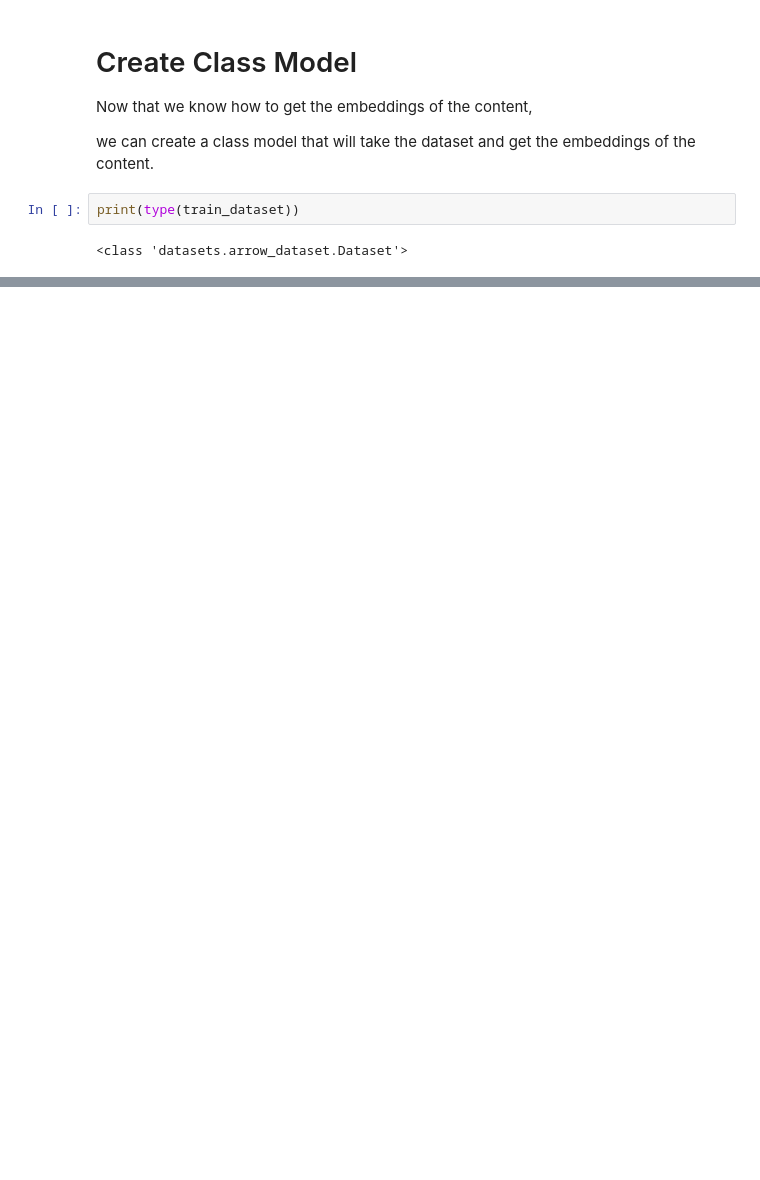
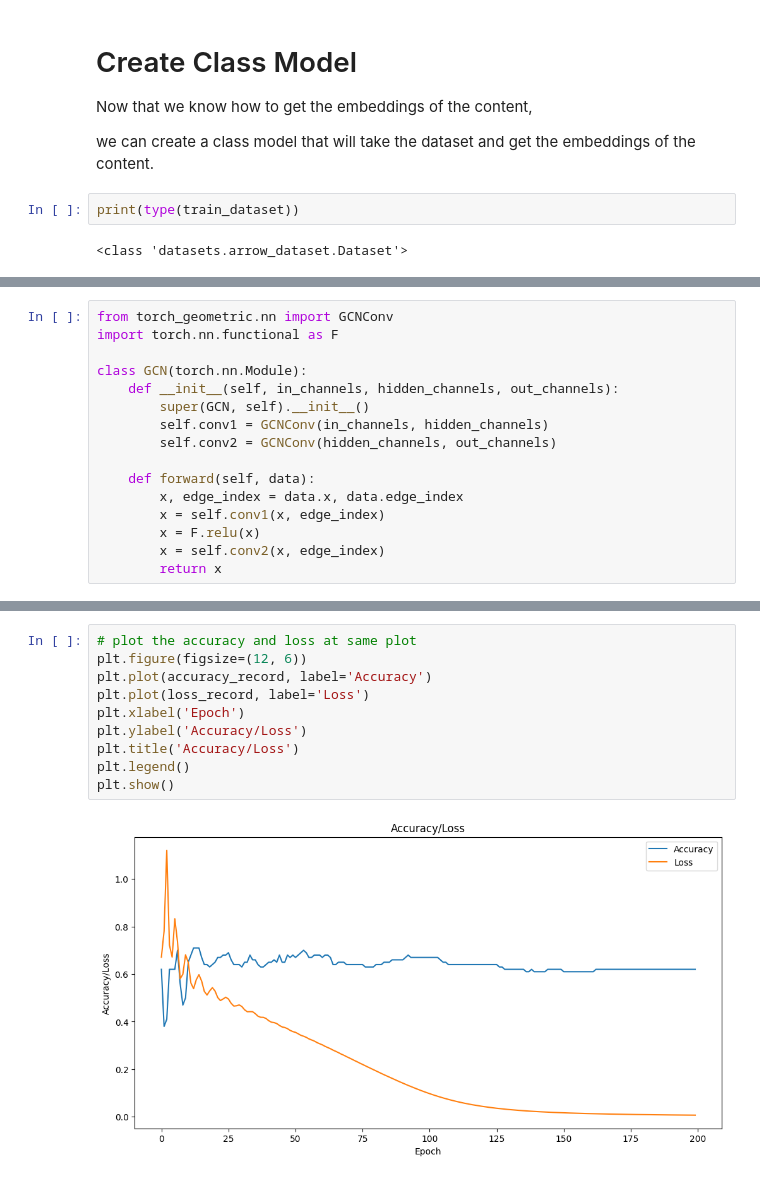
Before and after one commit to LittleFish-Coder/GemGNN, a Jupyter notebook: utils/build_graph.ipynb, the cells around one changed output, grey strips where cells are left out. Cells and saved outputs as stored; diff of their text form; blank space fills up the shorter version.

```diff
--- a/utils/build_graph.ipynb
+++ b/utils/build_graph.ipynb
@@ -374,0 +501,16 @@ visualize_graph(graph)
+# %%
+from torch_geometric.nn import GCNConv
+import torch.nn.functional as F
+
+class GCN(torch.nn.Module):
+    def __init__(self, in_channels, hidden_channels, out_channels):
+        super(GCN, self).__init__()
+        self.conv1 = GCNConv(in_channels, hidden_channels)
+        self.conv2 = GCNConv(hidden_channels, out_channels)
+
+    def forward(self, data):
+        x, edge_index = data.x, data.edge_index
+        x = self.conv1(x, edge_index)
+        x = F.relu(x)
+        x = self.conv2(x, edge_index)
+        return x
@@ -374,0 +572,12 @@ visualize_graph(graph)
+# %%
+# plot the accuracy and loss at same plot
+plt.figure(figsize=(12, 6))
+plt.plot(accuracy_record, label='Accuracy')
+plt.plot(loss_record, label='Loss')
+plt.xlabel('Epoch')
+plt.ylabel('Accuracy/Loss')
+plt.title('Accuracy/Loss')
+plt.legend()
+plt.show()
+# %% [output]
+[figure, added]
```
Also changed, not shown: parts of 25 cells of this notebook, 1 other file.
